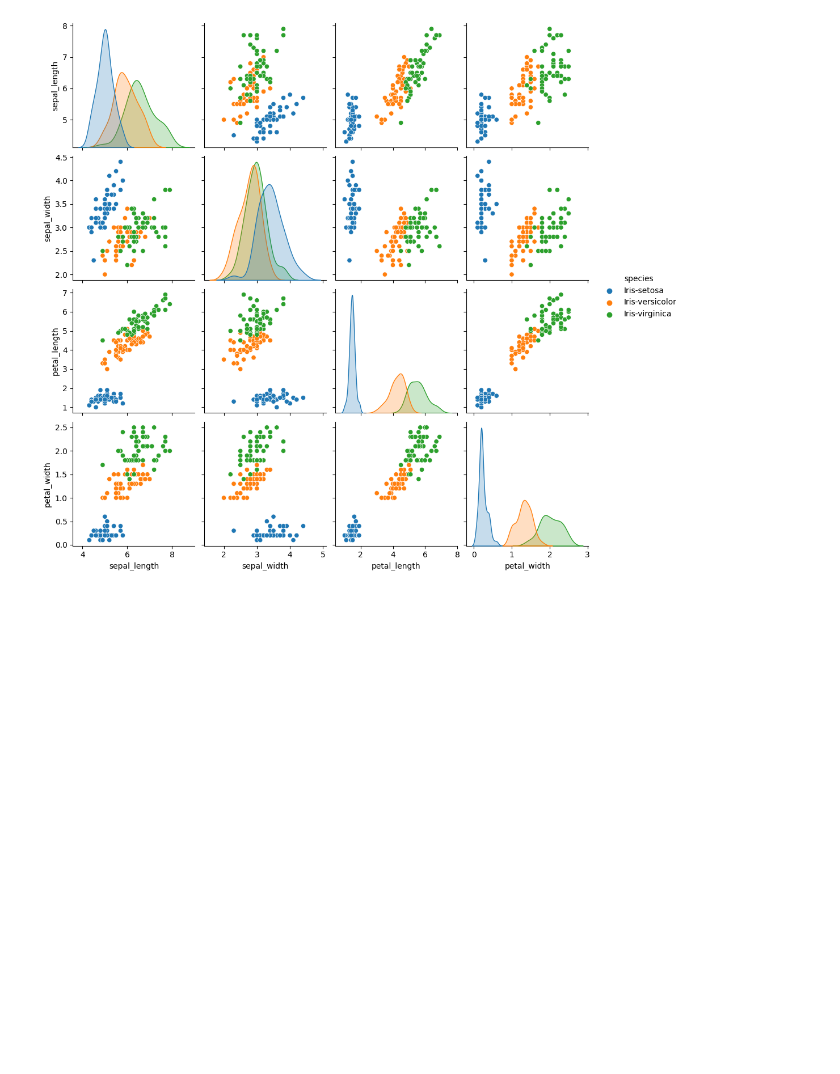
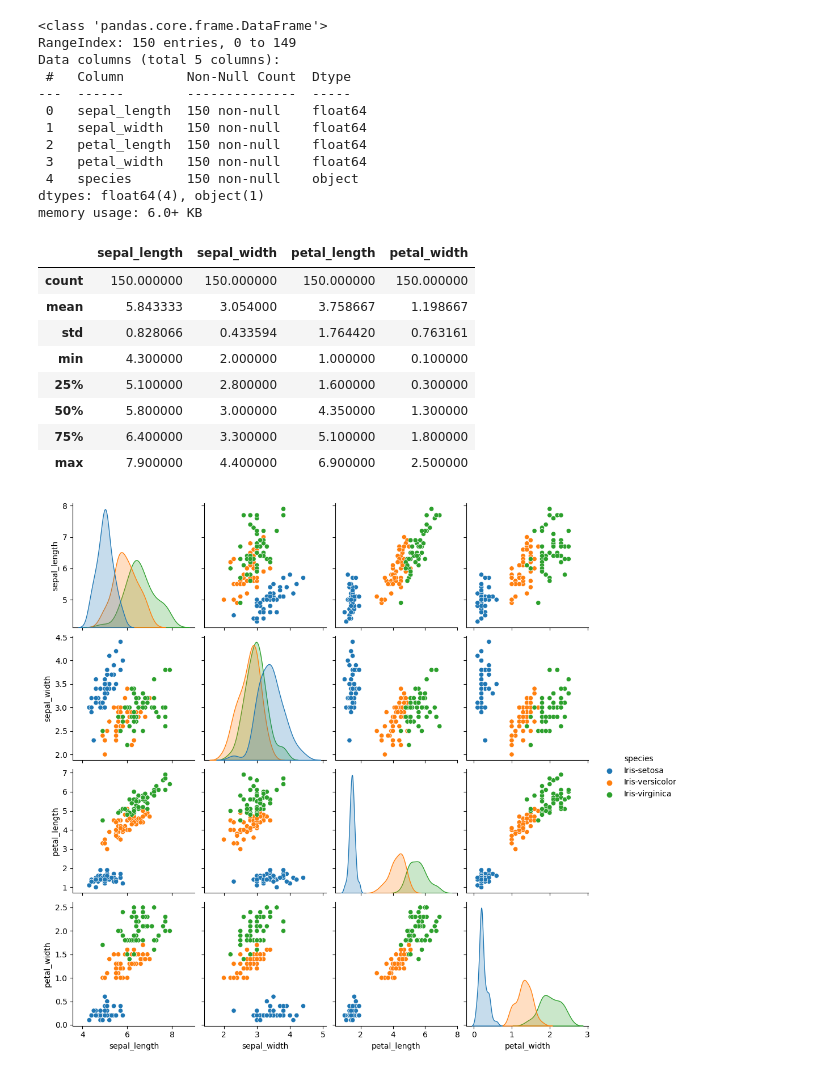
Before and after one commit to Stiopy/python-code, a Jupyter notebook: Mini_project_1.ipynb, the cells around one changed output. Cells and saved outputs as stored; diff of their text form; code cells hidden in the pictures; blank space fills up the shorter version.

```diff
--- a/Mini_project_1.ipynb
+++ b/Mini_project_1.ipynb
@@ -15,6 +15,32 @@ writer = tensorboard.SummaryWriter('runs/mini_project_1')
 # %%
 # Load the data
 iris_data = pd.read_csv('IRIS_Flower_Dataset.csv')
+# %%
+# Display basic information about the dataset and summary statistics
+iris_data.info()
+iris_data.describe()
+# %% [output]
+<class 'pandas.core.frame.DataFrame'>
+RangeIndex: 150 entries, 0 to 149
+Data columns (total 5 columns):
+ #   Column        Non-Null Count  Dtype
+---  ------        --------------  -----
+ 0   sepal_length  150 non-null    float64
+ 1   sepal_width   150 non-null    float64
+ 2   petal_length  150 non-null    float64
+ 3   petal_width   150 non-null    float64
+ 4   species       150 non-null    object
+dtypes: float64(4), object(1)
+memory usage: 6.0+ KB
+|  | sepal_length | sepal_width | petal_length | petal_width |
+| count | 150.000000 | 150.000000 | 150.000000 | 150.000000 |
+| mean | 5.843333 | 3.054000 | 3.758667 | 1.198667 |
+| std | 0.828066 | 0.433594 | 1.764420 | 0.763161 |
+| min | 4.300000 | 2.000000 | 1.000000 | 0.100000 |
+| 25% | 5.100000 | 2.800000 | 1.600000 | 0.300000 |
+| 50% | 5.800000 | 3.000000 | 4.350000 | 1.300000 |
+| 75% | 6.400000 | 3.300000 | 5.100000 | 1.800000 |
+| max | 7.900000 | 4.400000 | 6.900000 | 2.500000 |
 # %%
 # Visualize the data
 sns.pairplot(iris_data, hue="species")
```
Also changed, not shown: parts of 3 cells of this notebook.
